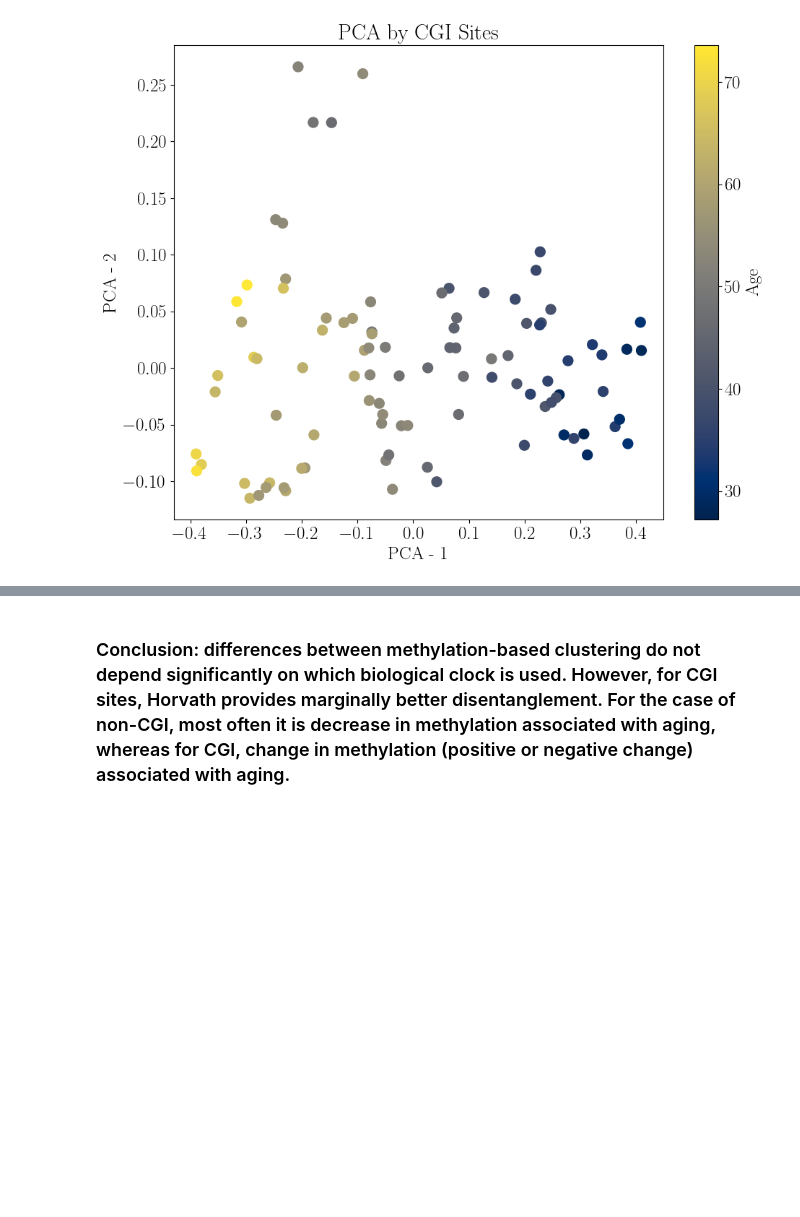
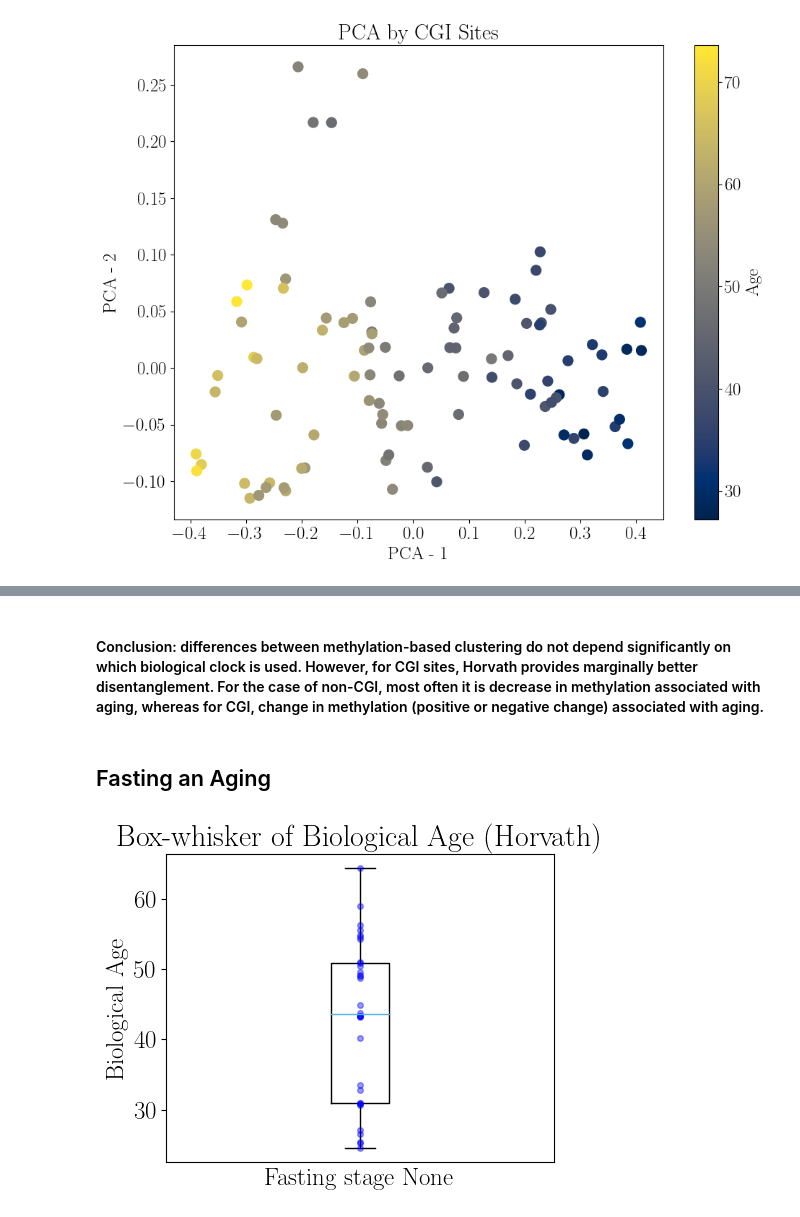
Before and after one commit to AmroAbdrabo/project-fasting-on-aging, a Jupyter notebook: exploratory_analysis.ipynb, the cells around one changed output, grey strips where cells are left out. Saved outputs shown, nothing was run; the diff lists cells and outputs as text; code cells hidden in the pictures; blank space fills up the shorter version.

```diff
--- a/exploratory_analysis.ipynb
+++ b/exploratory_analysis.ipynb
@@ -351,2 +353,39 @@ plot_pca_by_sites(ch_sites_gkm, data, "Non-CGI", "GKM") #GKM
 # %% [markdown]
-### Conclusion: differences between methylation-based clustering do not depend significantly on which biological clock is used. However, for CGI sites, Horvath provides marginally better disentanglement. For the case of non-CGI, most often it is decrease in methylation associated with aging, whereas for CGI, change in methylation (positive or negative change) associated with aging.
+#### Conclusion: differences between methylation-based clustering do not depend significantly on which biological clock is used. However, for CGI sites, Horvath provides marginally better disentanglement. For the case of non-CGI, most often it is decrease in methylation associated with aging, whereas for CGI, change in methylation (positive or negative change) associated with aging.
+# %% [markdown]
+## Fasting an Aging
+# %%
+bio_age_stage_hor = [merged_df[merged_df['Timepoint'] == i]['Score.horvath'] for i in range(1, 4)]
+bio_age_stage_gkm = [merged_df[merged_df['Timepoint'] == i]['Score GKM age'] for i in range(1, 4)]
+# %%
+# change point size
+plt.rc("lines", linewidth=2.5, markersize=4, markeredgewidth=2.5)
+def plot_box_whiskers_age(bio_age_stage, title, xlabel, color = "lightgray", alpha = 1):
+    def plot_box_whisker_age(ax, bio_age_stage, title, xlabel, stage=None, color="lightgray", alpha = 1):
+        ax.boxplot(bio_age_stage)
+        ax.scatter([1] * len(bio_age_stage), bio_age_stage, zorder=2, color = color, alpha = alpha)
+        ax.set_xticks([])
+        ax.set_title(title)
+        ax.set_xlabel(xlabel + " " + str(stage))
+        ax.set_ylabel('Biological Age')
+
+    if isinstance(bio_age_stage, list):
+        fig, axs = plt.subplots(1, len(bio_age_stage), figsize=(5 * len(bio_age_stage), 4))
+        if len(bio_age_stage) == 1:
+            axs = [axs]  # Ensure axs is a list even for a single subplot
+        for idx, el in enumerate(bio_age_stage):
+            plot_box_whisker_age(axs[idx], el, "", xlabel, stage=idx + 1, color=color, alpha=alpha)
+        fig.suptitle(title, fontsize=16)
+        plt.tight_layout()
+        plt.savefig(f"./plots/{title}_multi.jpg")
+        plt.show()
+    else:
+        fig, ax = plt.subplots(figsize=(5, 4))
+        plot_box_whisker_age(ax, bio_age_stage, title, xlabel, color=color, alpha=alpha)
+        plt.savefig(f"./plots/{title}.jpg")
+        plt.show()
+# %%
+# This method can be called on one or multiple bio age arrays
+plot_box_whiskers_age(bio_age_stage_hor[0], "Box-whisker of Biological Age (Horvath)", xlabel="Fasting stage", color = "blue", alpha=0.4)
+# %% [output]
+[figure, added]
```
Also changed, not shown: parts of 4 cells of this notebook, 3 other files.
